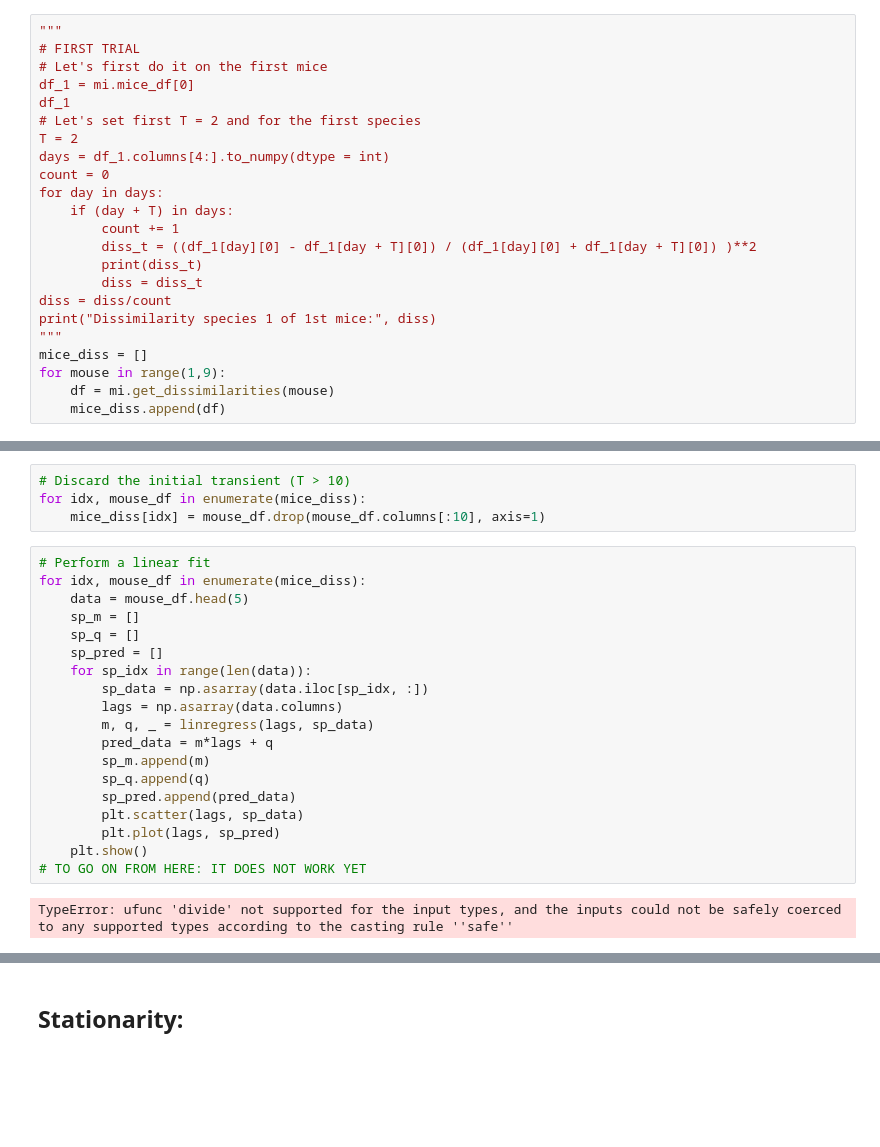
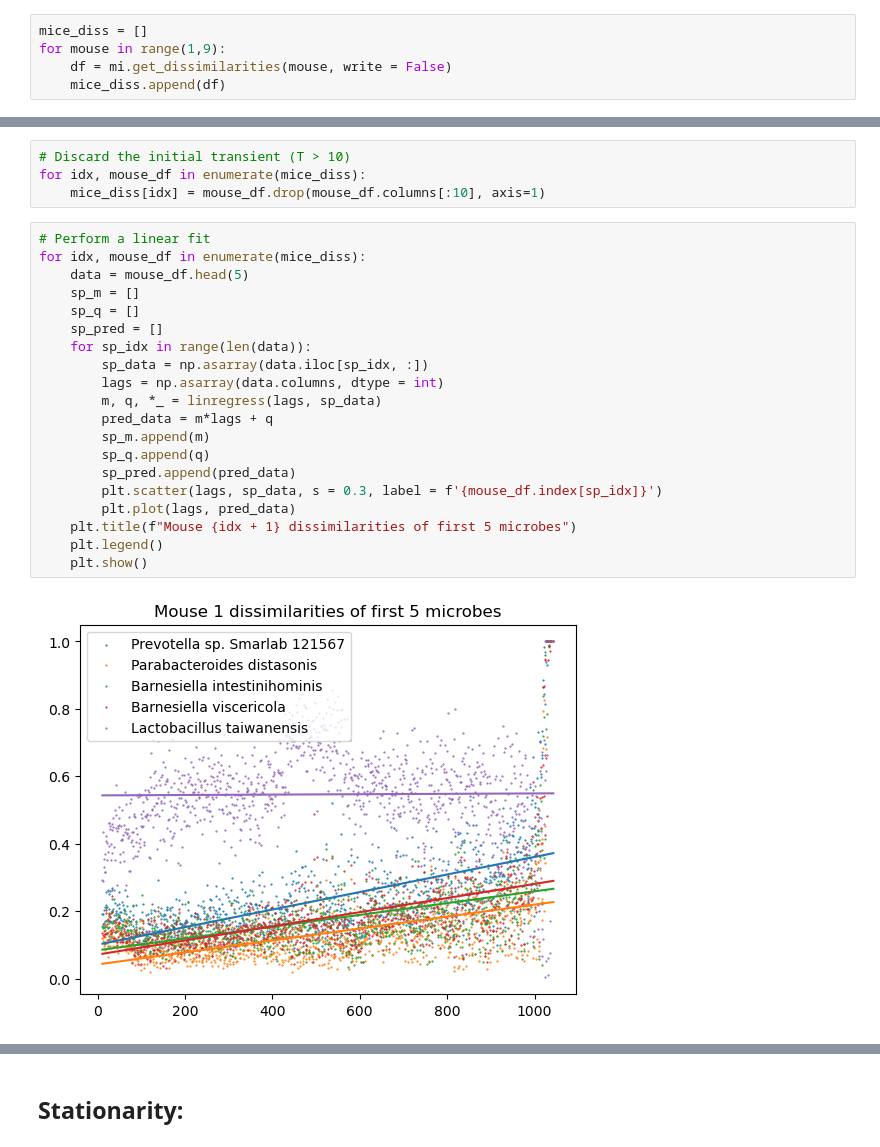
Before and after one commit to miriamzara/LCPA_project, a Jupyter notebook: LogisticModel.ipynb, the cells around one changed output, grey strips where cells are left out. Saved outputs shown, nothing was run; the diff lists cells and outputs as text; blank space fills up the shorter version.

```diff
--- a/LogisticModel.ipynb
+++ b/LogisticModel.ipynb
@@ -57,25 +58,7 @@ df.head(20) # -> As we can see we have the count per day of the selected species
 # %% [markdown]
 First of all we create the dataframes with the dissimilarity values for each mouse.
 # %%
-"""
-# FIRST TRIAL
-# Let's first do it on the first mice
-df_1 = mi.mice_df[0]
-df_1
-# Let's set first T = 2 and for the first species
-T = 2
-days = df_1.columns[4:].to_numpy(dtype = int)
-count = 0
-for day in days:
-    if (day + T) in days:
-        count += 1
-        diss_t = ((df_1[day][0] - df_1[day + T][0]) / (df_1[day][0] + df_1[day + T][0]) )**2
-        print(diss_t)
-        diss = diss_t
-diss = diss/count
-print("Dissimilarity species 1 of 1st mice:", diss)
-"""
 mice_diss = []
 for mouse in range(1,9):
-    df = mi.get_dissimilarities(mouse)
+    df = mi.get_dissimilarities(mouse, write = False)
     mice_diss.append(df)
@@ -144,21 +118,22 @@ for idx, mouse_df in enumerate(mice_diss):
 # %%
 # Perform a linear fit
 for idx, mouse_df in enumerate(mice_diss):
     data = mouse_df.head(5)
     sp_m = []
     sp_q = []
     sp_pred = []
     for sp_idx in range(len(data)):
         sp_data = np.asarray(data.iloc[sp_idx, :])
-        lags = np.asarray(data.columns)
-        m, q, _ = linregress(lags, sp_data)
+        lags = np.asarray(data.columns, dtype = int)
+        m, q, *_ = linregress(lags, sp_data)
         pred_data = m*lags + q
         sp_m.append(m)
         sp_q.append(q)
         sp_pred.append(pred_data)
-        plt.scatter(lags, sp_data)
-        plt.plot(lags, sp_pred)
+        plt.scatter(lags, sp_data, s = 0.3, label = f'{mouse_df.index[sp_idx]}')
+        plt.plot(lags, pred_data)
+    plt.title(f"Mouse {idx + 1} dissimilarities of first 5 microbes")
+    plt.legend()
     plt.show()
-# TO GO ON FROM HERE: IT DOES NOT WORK YET
 # %% [output]
-TypeError: ufunc 'divide' not supported for the input types, and the inputs could not be safely coerced to any supported types according to the casting rule ''safe''
+[figure, added]
```
Also changed, not shown: parts of 11 cells of this notebook, 1 other file.
